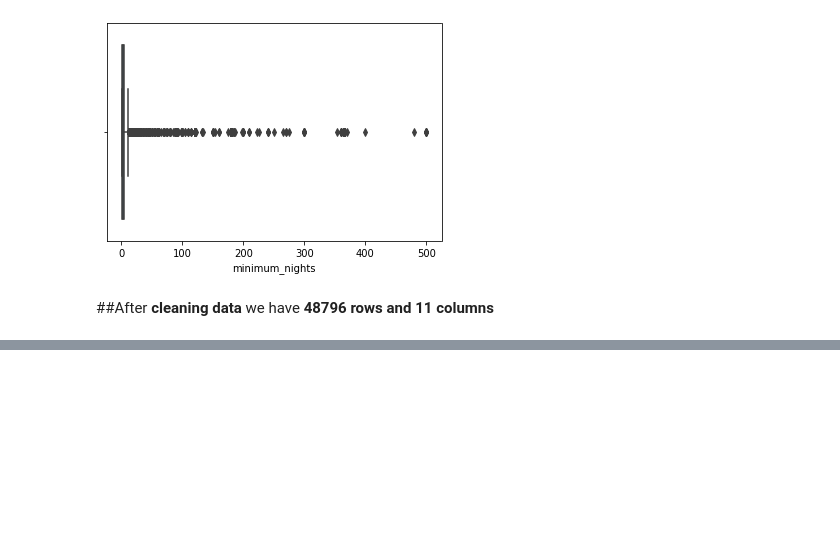
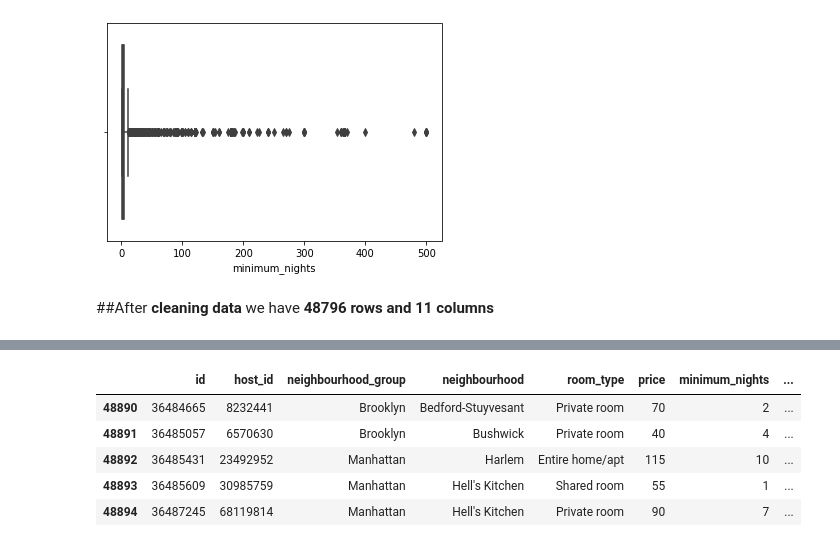
Before and after one commit to kajalDhun114/Airbnb-EDA-Project, a Jupyter notebook: Copy_of_Airbnb_Bookings_Analysis_Capstone_Project.ipynb, the cells around one changed output, grey strips where cells are left out. Cells and saved outputs as stored; diff of their text form; code cells hidden in the pictures; blank space fills up the shorter version.

```diff
--- a/Copy_of_Airbnb_Bookings_Analysis_Capstone_Project.ipynb
+++ b/Copy_of_Airbnb_Bookings_Analysis_Capstone_Project.ipynb
@@ -285,0 +288,11 @@ new_df1.describe()
+# %%
+# For seeing the last five rows of the cleaned data, we use ".tail()" function
+tail = new_df1.tail()
+tail
+# %% [output]
+|  | id | host_id | neighbourhood_group | neighbourhood | room_type | price | minimum_nights | ... |
+| 48890 | 36484665 | 8232441 | Brooklyn | Bedford-Stuyvesant | Private room | 70 | 2 | ... |
+| 48891 | 36485057 | 6570630 | Brooklyn | Bushwick | Private room | 40 | 4 | ... |
+| 48892 | 36485431 | 23492952 | Manhattan | Harlem | Entire home/apt | 115 | 10 | ... |
+| 48893 | 36485609 | 30985759 | Manhattan | Hell's Kitchen | Shared room | 55 | 1 | ... |
+| 48894 | 36487245 | 68119814 | Manhattan | Hell's Kitchen | Private room | 90 | 7 | ... |
```
Also changed, not shown: parts of 25 cells of this notebook.
